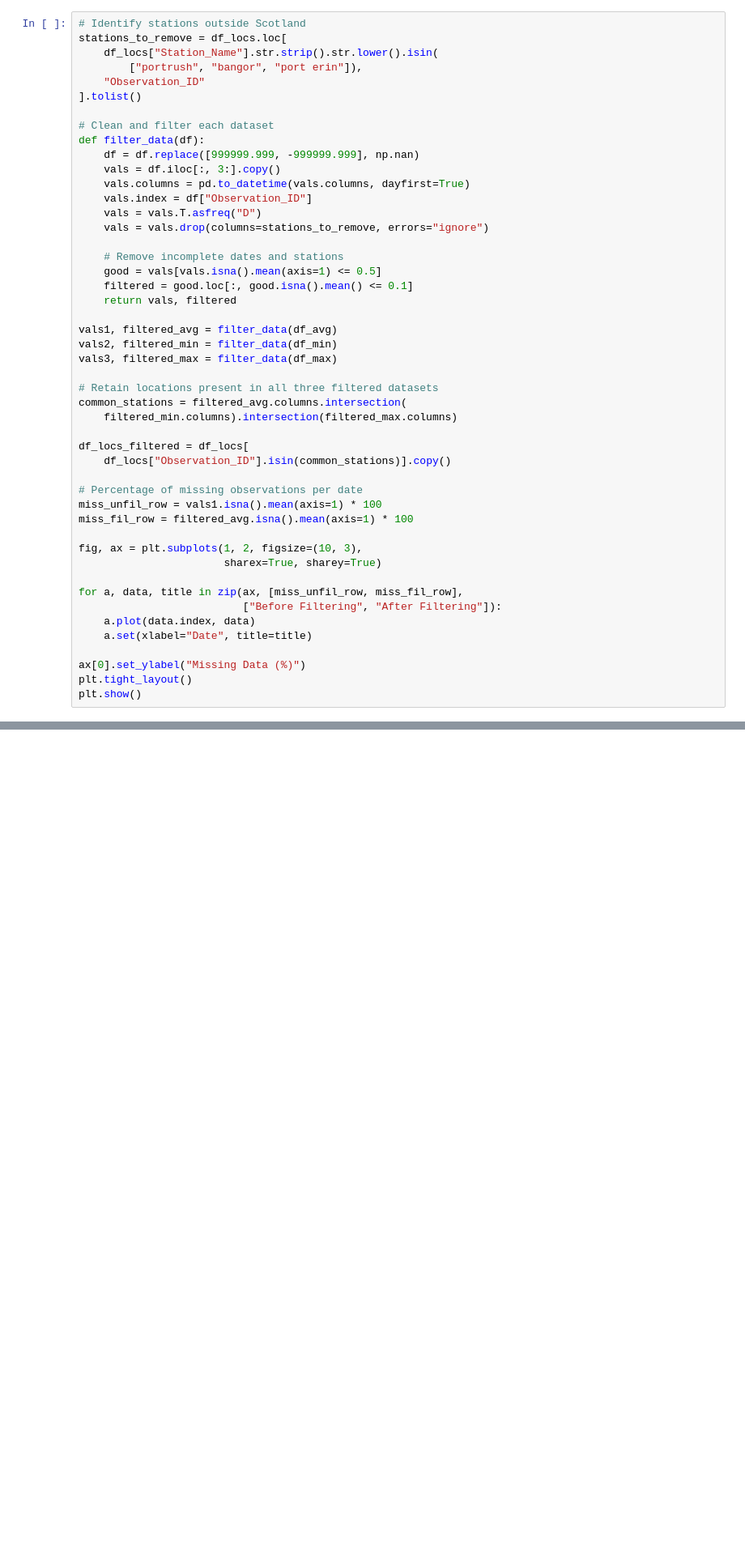
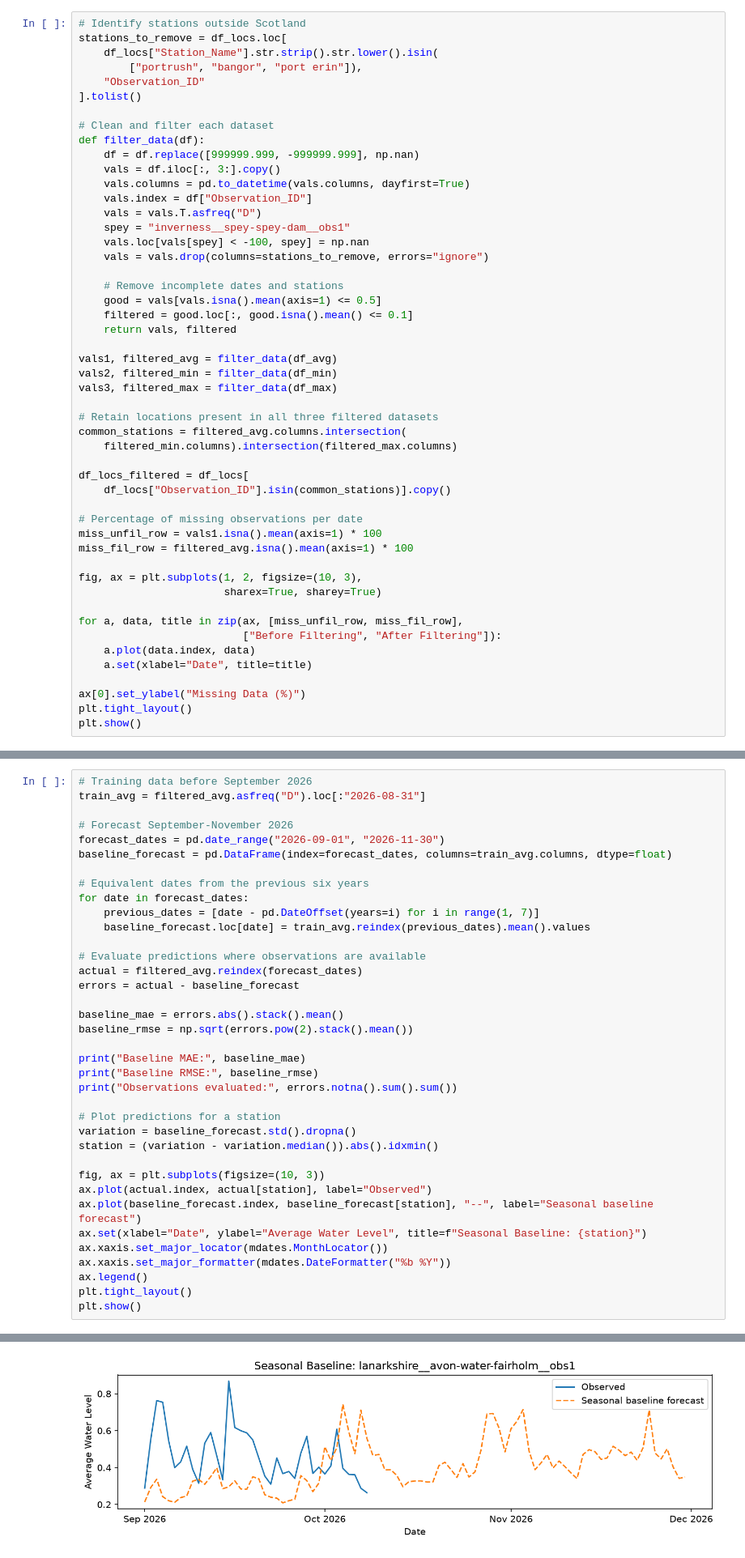
Before and after one commit to Emma-Deyell/MLP-PROJ, a Jupyter notebook: project.ipynb, the cells around one changed output, grey strips where cells are left out. Shown at 81% size. Saved outputs shown, nothing was run; the diff lists cells and outputs as text; blank space fills up the shorter version.

Commit message:
saba made baseline model

```diff
--- a/project.ipynb
+++ b/project.ipynb
@@ -62,6 +66,8 @@ def filter_data(df):
     vals.columns = pd.to_datetime(vals.columns, dayfirst=True)
     vals.index = df["Observation_ID"]
     vals = vals.T.asfreq("D")
+    spey = "inverness__spey-spey-dam__obs1"
+    vals.loc[vals[spey] < -100, spey] = np.nan
     vals = vals.drop(columns=stations_to_remove, errors="ignore")
 
     # Remove incomplete dates and stations
@@ -368,0 +350,38 @@ An sklearn pipeline was used to incorporate the necessary preprocessing steps in
+# %%
+# Training data before September 2026
+train_avg = filtered_avg.asfreq("D").loc[:"2026-08-31"]
+
+# Forecast September-November 2026
+forecast_dates = pd.date_range("2026-09-01", "2026-11-30")
+baseline_forecast = pd.DataFrame(index=forecast_dates, columns=train_avg.columns, dtype=float)
+
+# Equivalent dates from the previous six years
+for date in forecast_dates:
+    previous_dates = [date - pd.DateOffset(years=i) for i in range(1, 7)]
+    baseline_forecast.loc[date] = train_avg.reindex(previous_dates).mean().values
+
+# Evaluate predictions where observations are available
+actual = filtered_avg.reindex(forecast_dates)
+errors = actual - baseline_forecast
+
+baseline_mae = errors.abs().stack().mean()
+baseline_rmse = np.sqrt(errors.pow(2).stack().mean())
+
+print("Baseline MAE:", baseline_mae)
+print("Baseline RMSE:", baseline_rmse)
+print("Observations evaluated:", errors.notna().sum().sum())
+
+# Plot predictions for a station
+variation = baseline_forecast.std().dropna()
+station = (variation - variation.median()).abs().idxmin()
+
+fig, ax = plt.subplots(figsize=(10, 3))
+ax.plot(actual.index, actual[station], label="Observed")
+ax.plot(baseline_forecast.index, baseline_forecast[station], "--", label="Seasonal baseline forecast")
+ax.set(xlabel="Date", ylabel="Average Water Level", title=f"Seasonal Baseline: {station}")
+ax.xaxis.set_major_locator(mdates.MonthLocator())
+ax.xaxis.set_major_formatter(mdates.DateFormatter("%b %Y"))
+ax.legend()
+plt.tight_layout()
+plt.show()
+# %% [output]
@@ -368,0 +391 @@ An sklearn pipeline was used to incorporate the necessary preprocessing steps in
+[figure, added]
```
Also changed, not shown: parts of 20 cells of this notebook, 4 other files.
